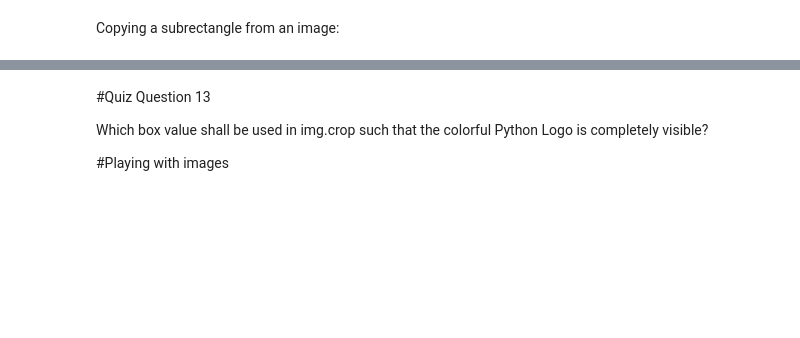
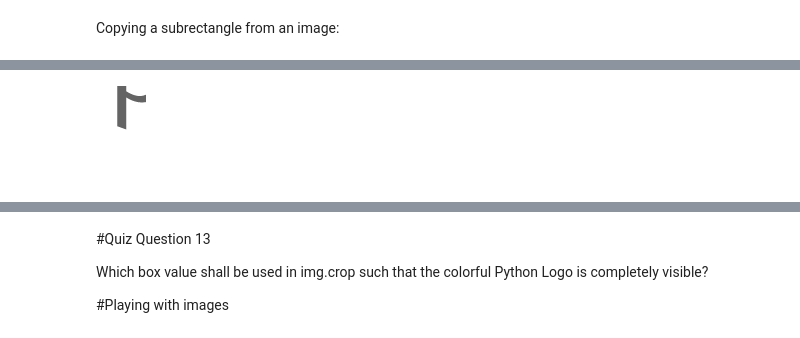
Before and after one commit to naveenkumark1/EVA4, a Jupyter notebook: Week1/python101.ipynb, the cells around one changed output, grey strips where cells are left out. Saved outputs shown, nothing was run; the diff lists cells and outputs as text; code cells hidden in the pictures; blank space fills up the shorter version.

```diff
--- a/Week1/python101.ipynb
+++ b/Week1/python101.ipynb
@@ -752,0 +762,5 @@ display(region)
+# %%
+region = img.crop(box2)
+display(region)
+# %% [output]
+[figure, added]
```
Also changed, not shown: parts of 28 cells of this notebook.
